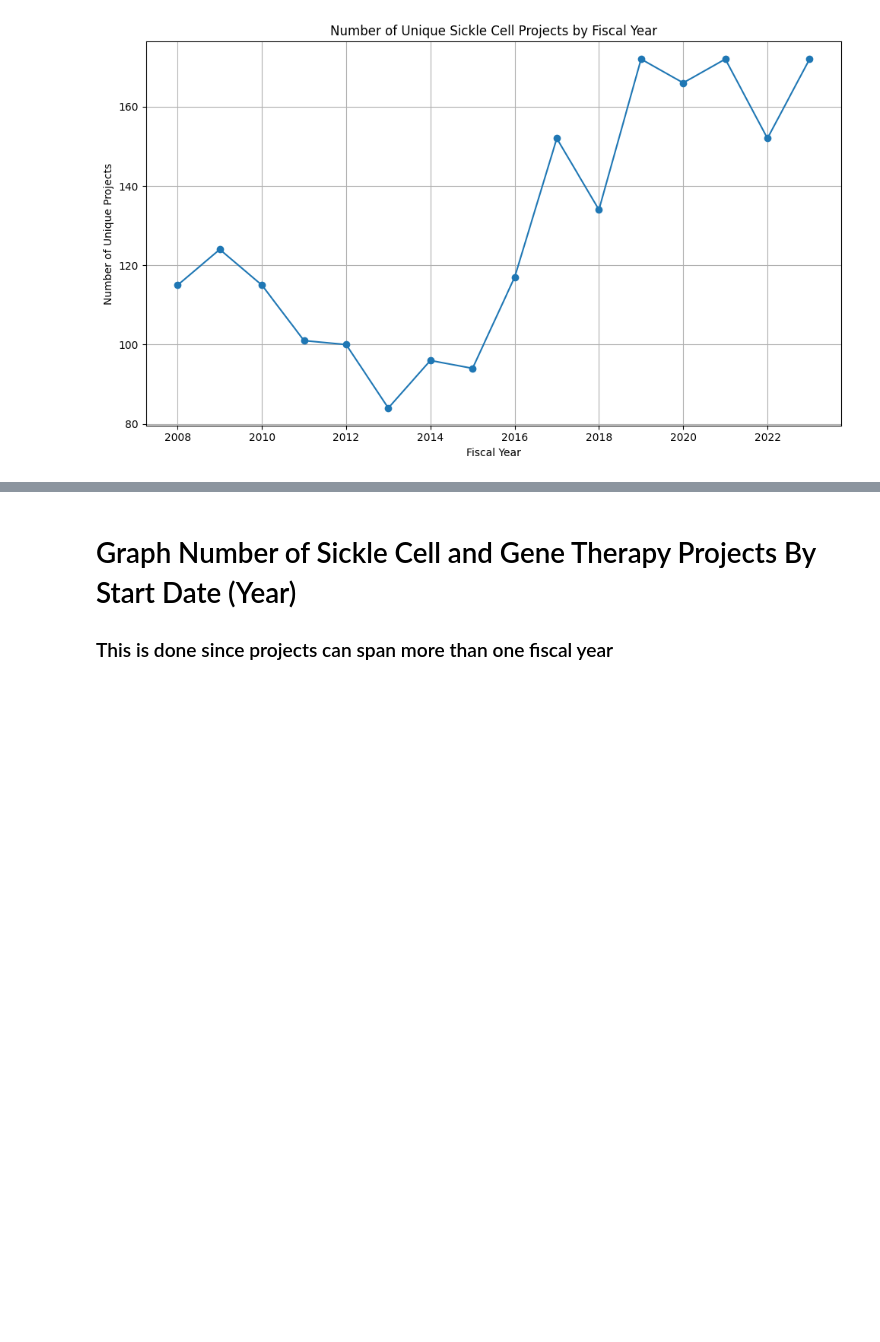
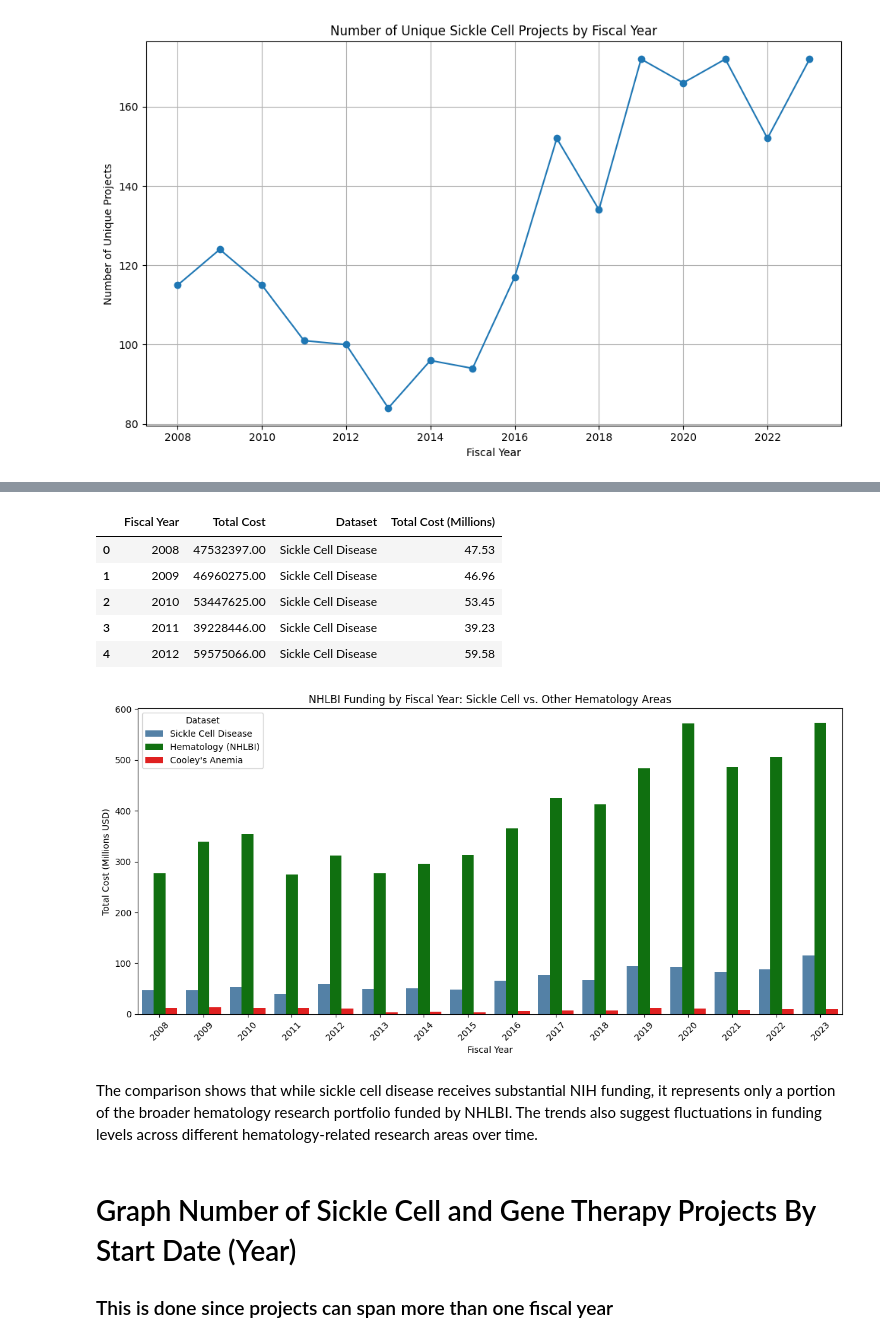
Before and after one commit to NiikNiik/Sickle_Cell_NIH_RePorter, a Jupyter notebook: Sickle_Cell_initiative.ipynb, the cells around one changed output, grey strips where cells are left out. Drawn from its saved outputs; the diff is of its cells as text; code cells hidden in the pictures; blank space fills up the shorter version.

```diff
--- a/Sickle_Cell_initiative.ipynb
+++ b/Sickle_Cell_initiative.ipynb
@@ -389,3 +349,74 @@ plt.show()
+# %%
+# Load hematology and Cooley's anemia datasets and compute yearly totals
+def load_totals(csv_path, label, skiprows=0):
+    temp_df = pd.read_csv(csv_path, encoding='latin-1', skiprows=skiprows)
+    temp_df.columns = temp_df.columns.str.strip()
+    temp_df = temp_df.loc[:, temp_df.columns != '']
+
+    cost_cols = [
+        'Total Cost', 'Total Cost(Sub Projects)',
+        'Direct Cost IC', 'Indirect Cost IC', 'Total Cost IC'
+    ]
+    for c in cost_cols:
+        if c in temp_df.columns:
+            temp_df[c] = (
+                temp_df[c]
+                .replace(r'[$,]', '', regex=True)
+                .replace(r'^\s*$', None, regex=True)
+                .astype(float)
+            )
+
+    totals = (
+        temp_df.groupby('Fiscal Year')['Total Cost']
+        .sum()
+        .reset_index()
+        .assign(Dataset=label)
+        .sort_values('Fiscal Year')
+    )
+    return totals
+
+hematology_totals = load_totals(path + '/Hemotology_NHLBI.csv', 'Hematology (NHLBI)', skiprows=9)
+cooleys_totals = load_totals(path + '/NHLBI_Cooleys_Anemia.csv', "Cooley's Anemia")
+
+# Combine with sickle cell totals computed earlier
+sickle_totals = funding_by_year[['Fiscal Year', 'Total Cost']].copy()
+sickle_totals['Dataset'] = 'Sickle Cell Disease'
+
+comparison_totals = pd.concat([sickle_totals, hematology_totals, cooleys_totals], ignore_index=True)
+comparison_totals['Total Cost (Millions)'] = comparison_totals['Total Cost'] / 1e6
+
+display(comparison_totals.head())
+
+palette = {
+    "Sickle Cell Disease": "steelblue",
+    "Hematology (NHLBI)": "green",
+    "Cooley's Anemia": "red"
+}
+
+plt.figure(figsize=(12, 6))
+sns.barplot(
+    data=comparison_totals,
+    x='Fiscal Year',
+    y='Total Cost (Millions)',
+    hue='Dataset',
+    palette=palette
+)
+plt.xlabel('Fiscal Year')
+plt.ylabel('Total Cost (Millions USD)')
+plt.title('NHLBI Funding by Fiscal Year: Sickle Cell vs. Other Hematology Areas')
+plt.xticks(rotation=45)
+plt.tight_layout()
+plt.show()
+# %% [output]
+|  | Fiscal Year | Total Cost | Dataset | Total Cost (Millions) |
+| 0 | 2008 | 47532397.00 | Sickle Cell Disease | 47.53 |
+| 1 | 2009 | 46960275.00 | Sickle Cell Disease | 46.96 |
+| 2 | 2010 | 53447625.00 | Sickle Cell Disease | 53.45 |
+| 3 | 2011 | 39228446.00 | Sickle Cell Disease | 39.23 |
+| 4 | 2012 | 59575066.00 | Sickle Cell Disease | 59.58 |
+[figure, added]
+# %% [markdown]
+The comparison shows that while sickle cell disease receives substantial NIH funding, it represents only a portion of the broader hematology research portfolio funded by NHLBI. The trends also suggest fluctuations in funding levels across different hematology-related research areas over time.
 # %% [markdown]
 # Graph Number of Sickle Cell and Gene Therapy Projects By Start Date (Year)
 
```
Also changed, not shown: parts of 17 cells of this notebook.
